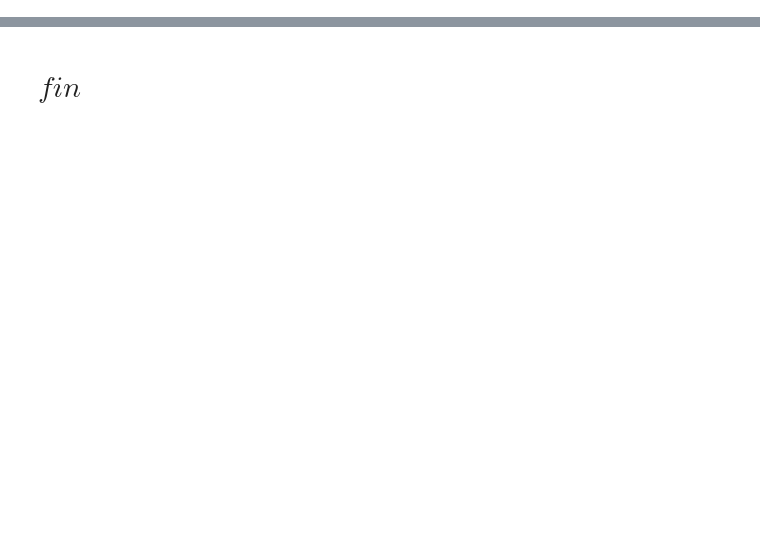
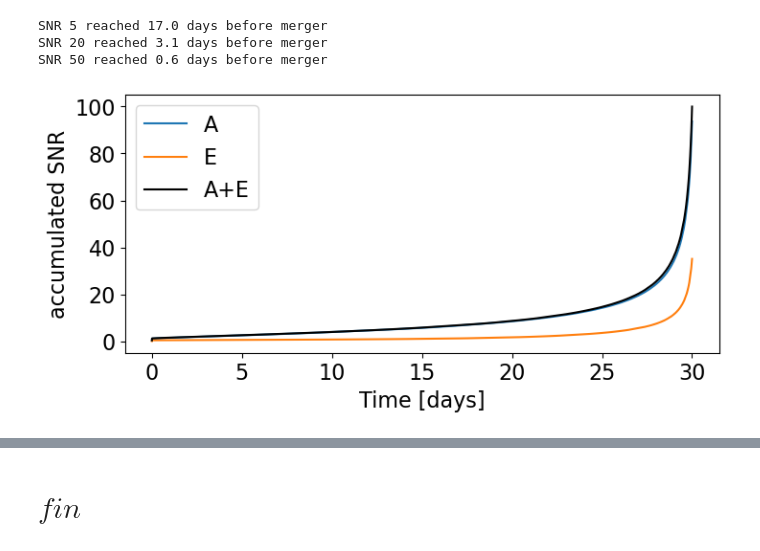
Before and after one commit to karnesis/viterbi, a Jupyter notebook: smbhb_application.ipynb, the cells around one changed output, grey strips where cells are left out. Cells and saved outputs as stored; diff of their text form; code cells hidden in the pictures; blank space fills up the shorter version.

```diff
--- a/smbhb_application.ipynb
+++ b/smbhb_application.ipynb
@@ -215,0 +38,15 @@ Generating plots
+# %%
+dt    = 10.0
+Tobs  = 30 * DAY
+ndata = int(Tobs / dt)
+
+FGRID      = tfr.log_freq_grid(5e-5, 1e-2, 160)
+TRANSFORM  = 'superlet'
+TKW        = dict(freqs=FGRID, c1=3, order=(4, 12), tstep=HOUR)
+MCGRID     = np.geomspace(1e4, 3e7, 48)
+MIN_SCORE  = 50
+TRACK_KW   = dict(tracker='tc_mc', tracker_kw=dict(mc_grid=MCGRID), penalty=2.0, min_score=MIN_SCORE)
+
+cal = tfr.noise_calibration(dt, TRANSFORM, TKW)
+print(f"footprint half width: {cal['halfwidth']} bins; independent cells per pixel: "
+      f"{cal['dof'][0]:.3f} at {FGRID[0]:.0e} Hz, {cal['dof'][-1]:.2f} at {FGRID[-1]:.0e} Hz")
@@ -215,0 +108,16 @@ Generating plots
+# %%
+fig, ax = plt.subplots(figsize=(8, 3.5))
+snr2 = 0.0
+for c, name in enumerate(['A', 'E']):
+    w = tfr.whiten_fd(data['signals_fd'][0, c], psd, ndata, dt)
+    ax.plot(tvec / DAY, np.sqrt(np.cumsum(w**2)), label=name)
+    snr2 = snr2 + np.cumsum(w**2)
+ax.plot(tvec / DAY, np.sqrt(snr2), 'k', label='A+E')
+ax.set_xlabel('Time [days]'); ax.set_ylabel('accumulated SNR'); ax.legend()
+for snr in (5, 20, 50):
+    print(f"SNR {snr} reached {(source['t_merger'] - tvec[np.argmax(np.sqrt(snr2) > snr)]) / DAY:.1f} days before merger")
+# %% [output]
+SNR 5 reached 17.0 days before merger
+SNR 20 reached 3.1 days before merger
+SNR 50 reached 0.6 days before merger
+[figure, added]
```
Also changed, not shown: parts of 47 cells of this notebook.
